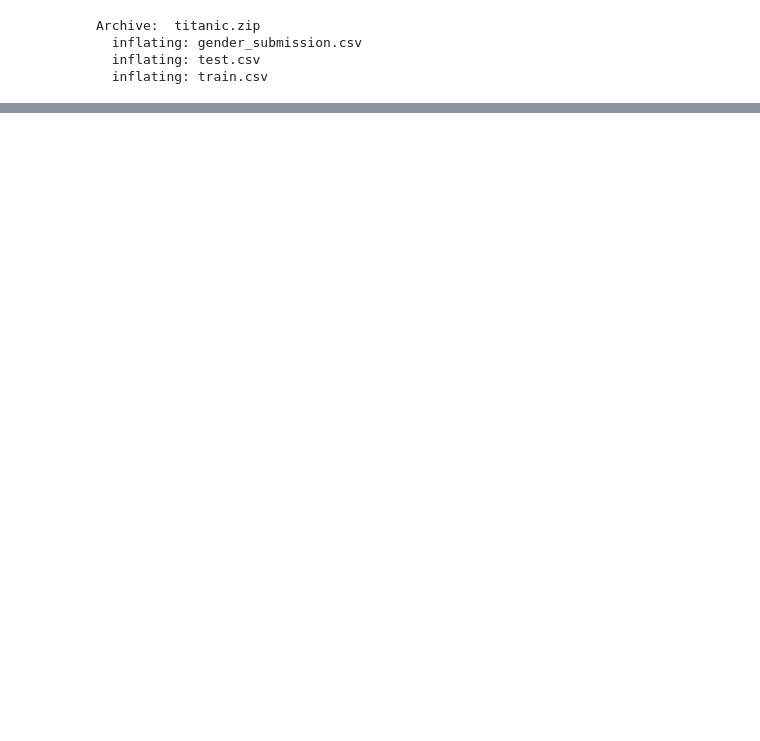
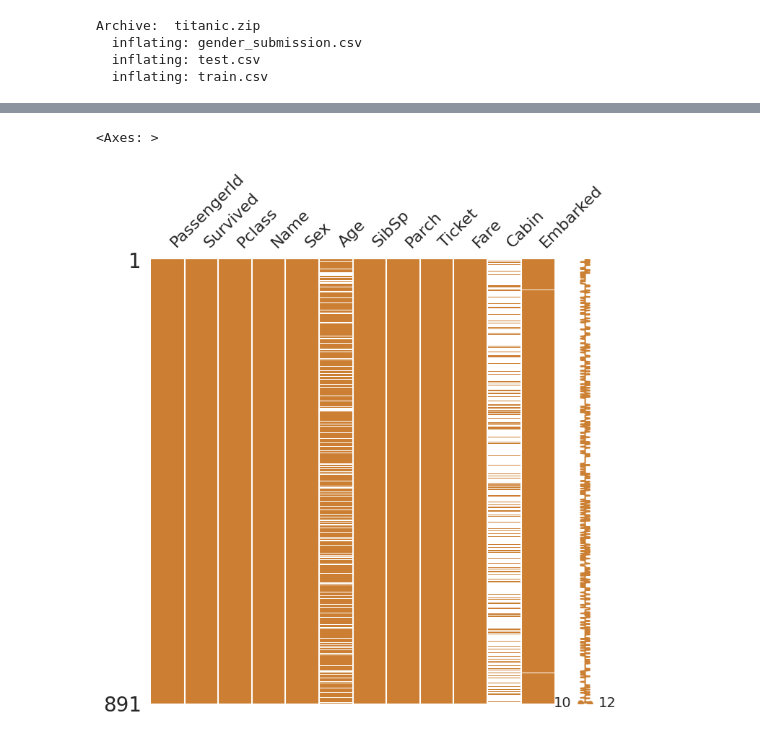
Before and after one commit to jul-ee/kaggle-replica-titanic, a Jupyter notebook: titanic/titanic_analysis.ipynb, the cells around one changed output, grey strips where cells are left out. Saved outputs shown, nothing was run; the diff lists cells and outputs as text; code cells hidden in the pictures; blank space fills up the shorter version.

```diff
--- a/titanic/titanic_analysis.ipynb
+++ b/titanic/titanic_analysis.ipynb
@@ -62,0 +271,13 @@ test_df = pd.read_csv(test_path)
+# %%
+import missingno as msno
+
+# msno.matrix(df=시각화할 DataFrame, figsize=그래프 크기, color=채워진 값 색상)
+
+# 1. iloc: 행, 열 숫자를 인덱스로 선택 (-> 전체 행, 전체 열 선택)
+#    = msno.matrix(train_df)
+# 2. figsize = (가로, 세로): 단위는 inch. matplotlib의 기본 설정과 같음
+# 3. color = (R, G, B): 채워진 부분 색상. 결측치는 기본적으로 흰색으로 표시됨
+msno.matrix(df=train_df.iloc[:, :], figsize=(8, 8), color=(0.8, 0.5, 0.2))
+# %% [output]
+<Axes: >
+[figure, added]
```
Also changed, not shown: parts of 21 cells of this notebook.
